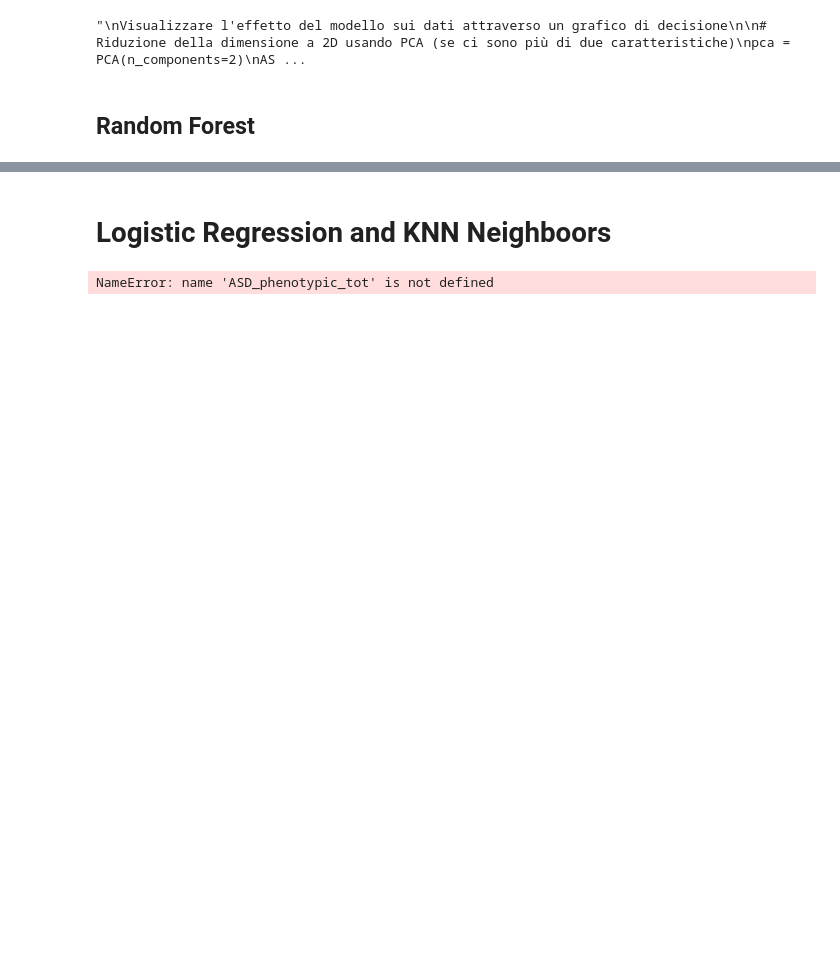
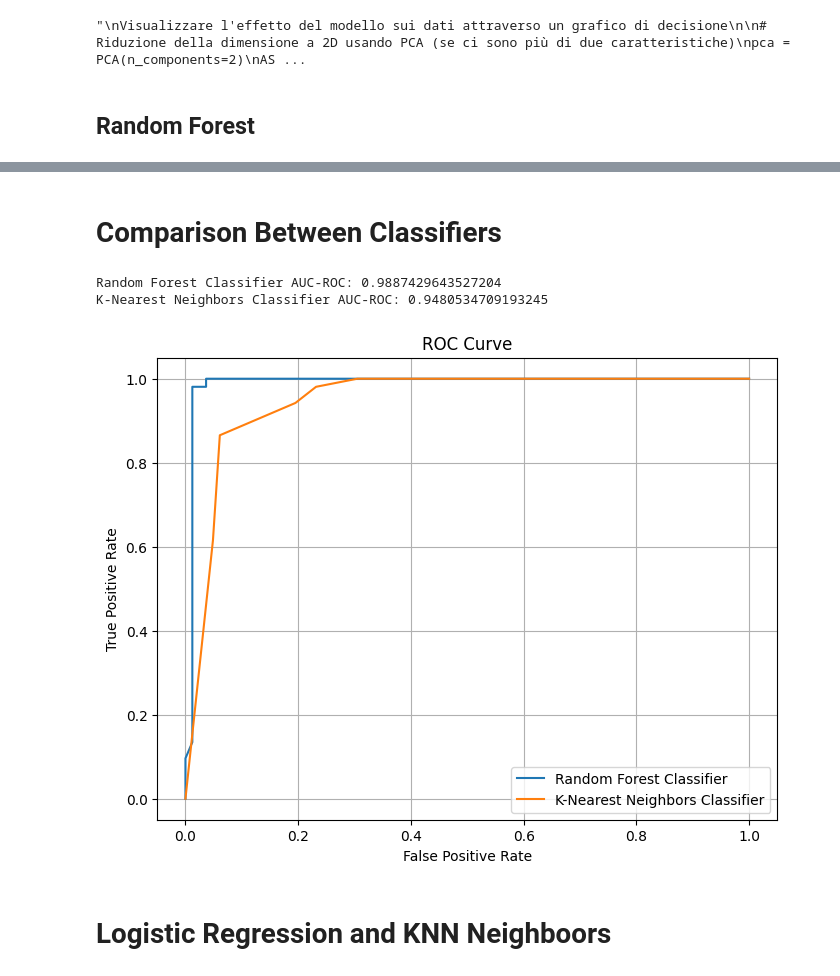
Before and after one commit to AuraNatale/AutismDataMining, a Jupyter notebook: Source Code/classification.ipynb, the cells around one changed output, grey strips where cells are left out. Drawn from its saved outputs; the diff is of its cells as text; code cells hidden in the pictures; blank space fills up the shorter version.

```diff
--- a/Source Code/classification.ipynb
+++ b/Source Code/classification.ipynb
@@ -217,22 +271,23 @@ preprocessor = ColumnTransformer(
     ])
 
 # Definisci il pipeline
-pipeline = Pipeline([
+rf_pipeline = Pipeline([
     ('preprocessor', preprocessor),
     ('classifier', classifier)
 ])
 
 
 # Definizione dei parametri della griglia da esplorare
-parameters = {'n_estimators': [5, 10, 20]}  # Quantity of trees to use in the Random Forest
+parameters = {'classifier__n_estimators': [5, 10, 20]}  # Quantity of trees to use in the Random Forest
 
-k_fold_cross_validation(ASD_phenotypic, ASD_diagnosis, pipeline)
+k_fold_cross_validation(ASD_phenotypic, ASD_diagnosis, rf_pipeline)
 
 # Creazione dell'oggetto GridSearchCV
-grid_search = GridSearchCV(pipeline, parameters, cv=5, scoring=scoring, refit='accuracy')
+grid_search = GridSearchCV(rf_pipeline, parameters, cv=5, scoring=scoring, refit='accuracy')
 
 # Esecuzione della ricerca a griglia
-grid_search.fit(ASD_phenotypic, ASD_diagnosis['DX_GROUP'])
+#grid_search.fit(ASD_phenotypic, ASD_diagnosis['DX_GROUP'])
+grid_search.fit(X_train, y_train)
 
 # Visualizzazione dei risultati
 print("Risultati della cross-validation per tutte le combinazioni di iperparametri:")
@@ -248,6 +303,6 @@ for mean_acc, std_acc, mean_prec, mean_rec, mean_f1, params in zip(means_accurac
     print(f"Parametri: {params}, Accuratezza media: {mean_acc:.3f} (±{std_acc:.3f}), Precision media: {mean_prec:.3f}, Richiamo medio: {mean_rec:.3f}, F1-score medio: {mean_f1:.3f}")
 
 print("\nMiglior parametro trovato:")
-print("Numero di vicini:", grid_search.best_params_['classifier__n_neighbors'])
+print("Number of trees in the random forest:", grid_search.best_params_['classifier__n_estimators'])
 print("Accuratezza media con il miglior parametro:", grid_search.best_score_)
 # %% [output]
@@ -356,9 +351,48 @@ plt.show()
+# %% [markdown]
+# Comparison Between Classifiers
+# %%
+# Define a function to evaluate the AUC-ROC for a given model
+def evaluate_roc_auc(model, X_train, X_test, y_train, y_test):
+    model.fit(X_train, y_train)
+    y_proba = model.predict_proba(X_test)[:, 1]
+    auc_roc = roc_auc_score(y_test, y_proba)
+    return auc_roc
+
+# Evaluate AUC-ROC for both models
+rf_auc_roc = evaluate_roc_auc(rf_pipeline, X_train, X_test, y_train, y_test)
+knn_auc_roc = evaluate_roc_auc(knn_pipeline, X_train, X_test, y_train, y_test)
+
+# Print the results
+print("Random Forest Classifier AUC-ROC:", rf_auc_roc)
+print("K-Nearest Neighbors Classifier AUC-ROC:", knn_auc_roc)
+# %% [output]
+Random Forest Classifier AUC-ROC: 0.9887429643527204
+K-Nearest Neighbors Classifier AUC-ROC: 0.9480534709193245
+# %%
+# Define a function to plot the ROC curve for a given model
+def plot_roc_curve(model, X_test, y_test, model_name):
+    y_proba = model.predict_proba(X_test)[:, 1]
+    fpr, tpr, _ = roc_curve(y_test, y_proba)
+    plt.plot(fpr, tpr, label=model_name)
+    plt.xlabel('False Positive Rate')
+    plt.ylabel('True Positive Rate')
+    plt.title('ROC Curve')
+    plt.legend()
+    plt.grid(True)
+
+# Plot ROC curve for both models
+y_test_binary = (y_test == 2).astype(int)
+
+plt.figure(figsize=(8, 6))
+plot_roc_curve(rf_pipeline, X_test, y_test_binary, 'Random Forest Classifier')
+plot_roc_curve(knn_pipeline, X_test, y_test_binary, 'K-Nearest Neighbors Classifier')
+plt.show()
+# %% [output]
+[figure, added]
 # %% [markdown]
 # Logistic Regression and KNN Neighboors
 # %%
-numeric_columns, categorical_columns, ASD_phenotypic_tot = of.select_columns(ASD_phenotypic_tot)
+numeric_columns, categorical_columns, ASD_phenotypic= of.select_columns(ASD_phenotypic)
-# %% [output]
-NameError: name 'ASD_phenotypic_tot' is not defined
 # %%
 # Separazione delle feature e del target
 X = ASD_phenotypic_tot.drop(columns=['DX_GROUP'])
```
Also changed, not shown: parts of 26 cells of this notebook.
